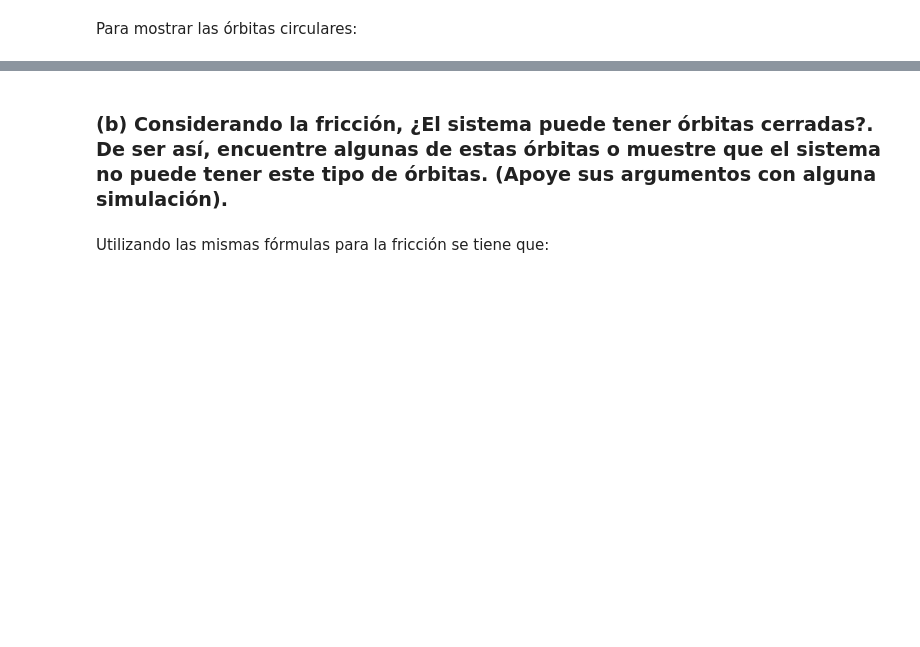
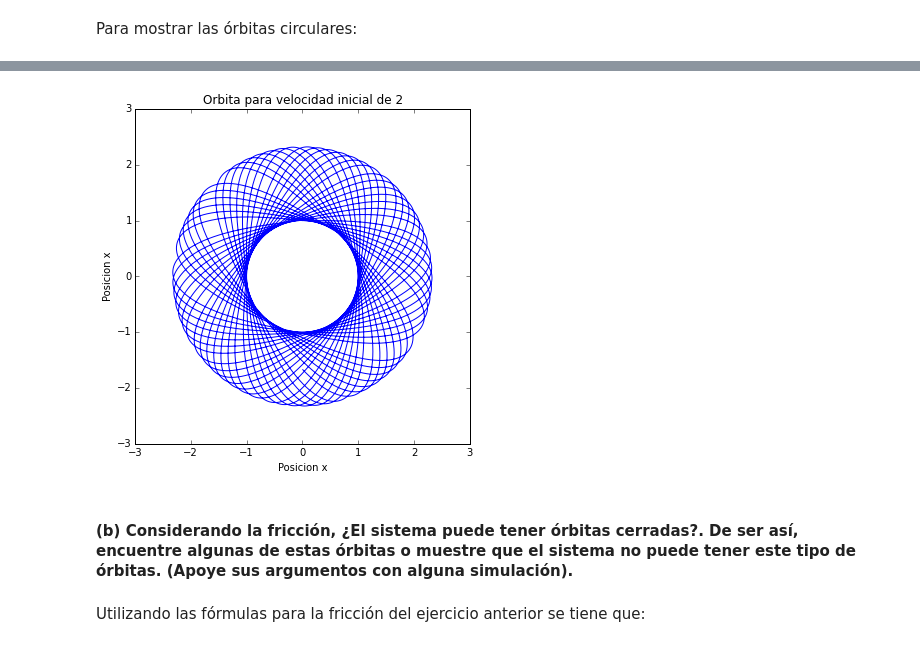
Before and after one commit to Erandii/Tareas, a Jupyter notebook: Tareas/TAREA-EXAMEN.1/Pregunta_2.ipynb, the cells around one changed output, grey strips where cells are left out. Saved outputs shown, nothing was run; the diff lists cells and outputs as text; code cells hidden in the pictures; blank space fills up the shorter version.

```diff
--- a/Tareas/TAREA-EXAMEN.1/Pregunta_2.ipynb
+++ b/Tareas/TAREA-EXAMEN.1/Pregunta_2.ipynb
@@ -125,6 +144,16 @@ El momento angular?? F_ef = l^2/(2mr^2)
+# %%
+fig=figure(figsize=(6,6))
+t,sol=rk4(ec_mov,[0,1,2,0],[0,200],[1,1,1,1,0])
+plot(sol[:,0],sol[:,1])
+title('Orbita para velocidad inicial de 2')
+xlabel('Posicion x')
+ylabel('Posicion x')
+show()
+# %% [output]
+[figure, added]
 # %% [markdown]
-### (b) Considerando la fricción, ¿El sistema puede tener órbitas cerradas?. De ser así, encuentre algunas de estas órbitas o muestre que el sistema no puede tener este tipo de órbitas. (Apoye sus argumentos con alguna simulación).
+#### (b) Considerando la fricción, ¿El sistema puede tener órbitas cerradas?. De ser así, encuentre algunas de estas órbitas o muestre que el sistema no puede tener este tipo de órbitas. (Apoye sus argumentos con alguna simulación).
 # %% [markdown]
-Utilizando las mismas fórmulas para la fricción se tiene que:
+Utilizando las fórmulas para la fricción del ejercicio anterior se tiene que:
 # %%
 #v[0]=vel_x, v[1]=vel_y
```
Also changed, not shown: parts of 16 cells of this notebook, 4 other files.
